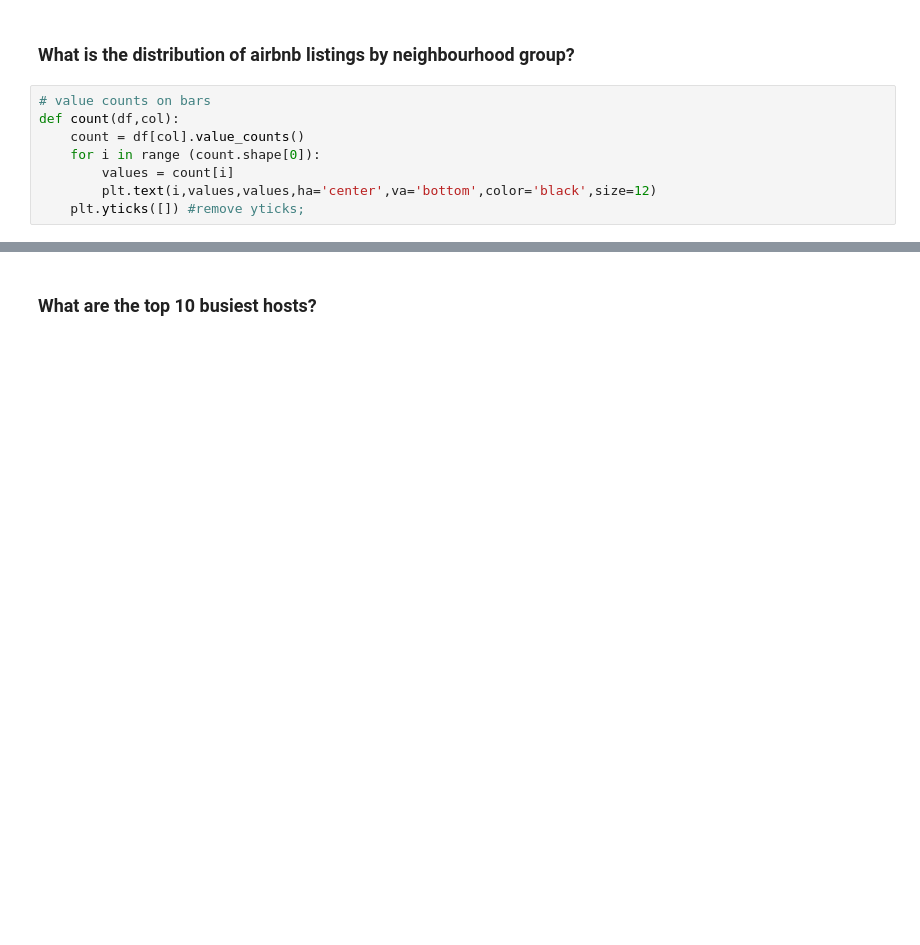
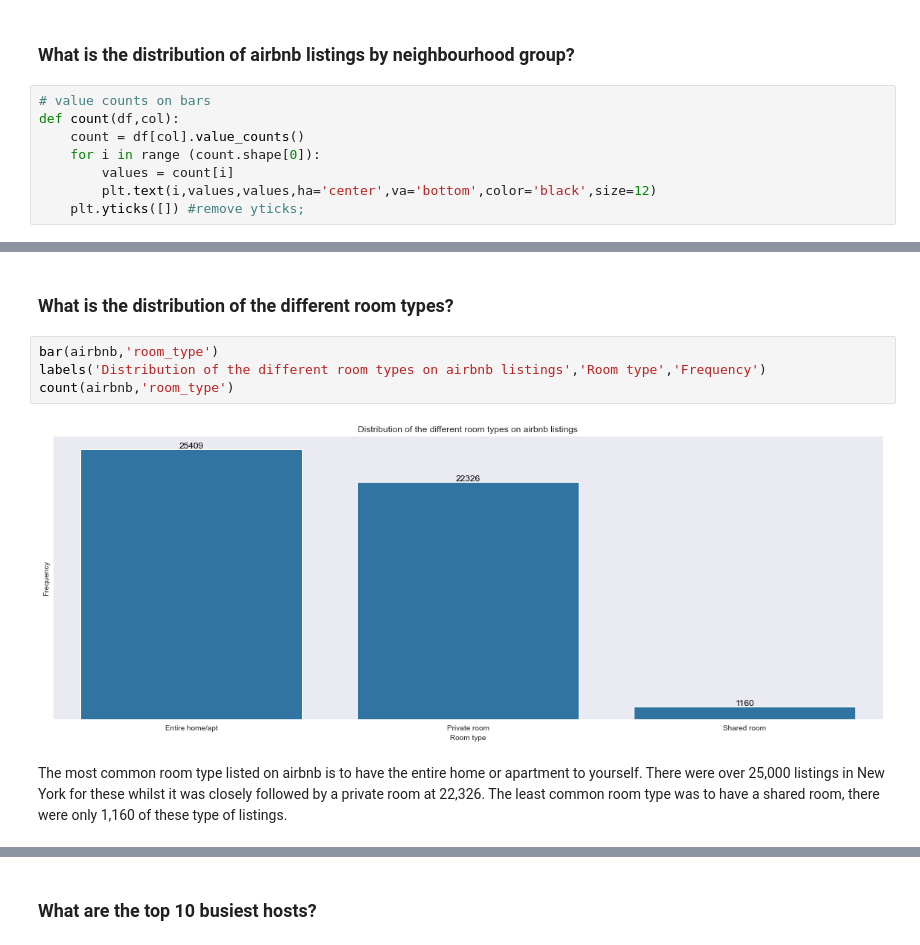
Before and after one commit to Vincentk-94/New-York-City-Airbnb, a Jupyter notebook: New York City Airbnb.ipynb, the cells around one changed output, grey strips where cells are left out. Drawn from its saved outputs; the diff is of its cells as text; blank space fills up the shorter version.

```diff
--- a/New York City Airbnb.ipynb
+++ b/New York City Airbnb.ipynb
@@ -189,0 +193,10 @@ count(airbnb,'neighbourhood_group')
+# %% [markdown]
+### What is the distribution of the different room types?
+# %%
+bar(airbnb,'room_type')
+labels('Distribution of the different room types on airbnb listings','Room type','Frequency')
+count(airbnb,'room_type')
+# %% [output]
+[figure, added]
+# %% [markdown]
+The most common room type listed on airbnb is to have the entire home or apartment to yourself. There were over 25,000 listings in New York for these whilst it was closely followed by a private room at 22,326. The least common room type was to have a shared room, there were only 1,160 of these type of listings.
```
Also changed, not shown: parts of 9 cells of this notebook.
